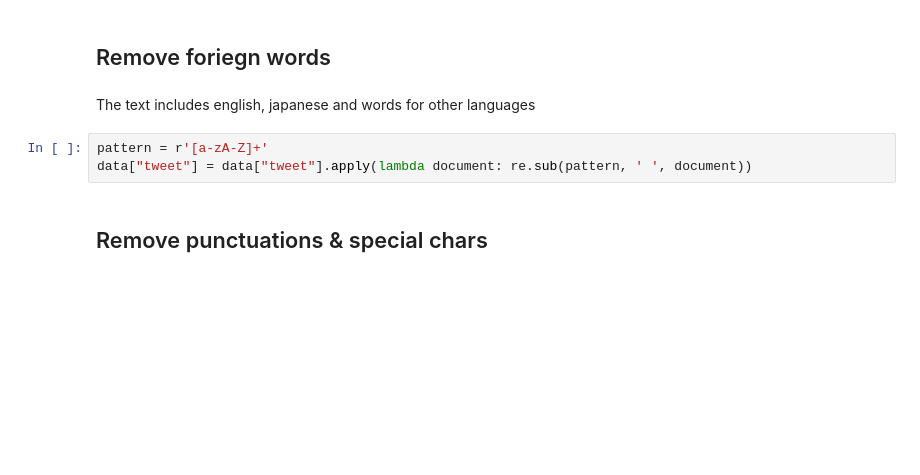
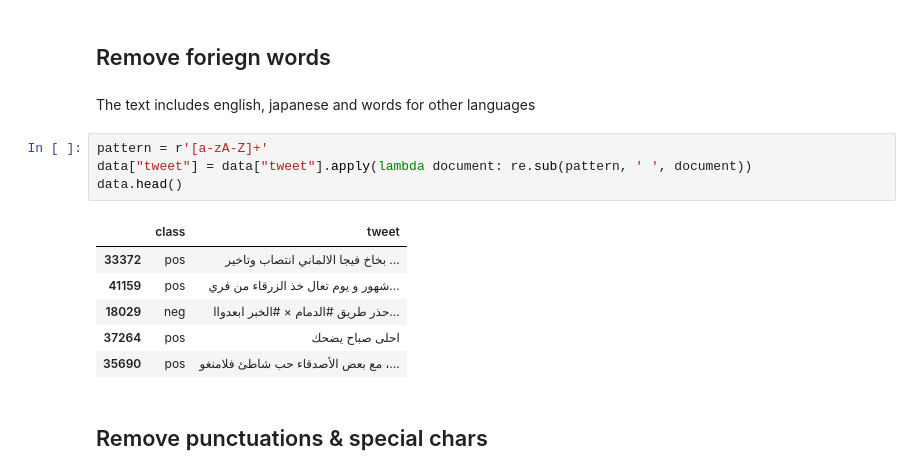
Before and after one commit to OtmaneDaoudi/Arabic-sentiment-analysis, a Jupyter notebook: arabic_sentiment_analysis.ipynb, the cells around one changed output. Cells and saved outputs as stored; diff of their text form; blank space fills up the shorter version.

```diff
--- a/arabic_sentiment_analysis.ipynb
+++ b/arabic_sentiment_analysis.ipynb
@@ -451,6 +474,14 @@ The text includes english, japanese and words for other languages
 # %%
 pattern = r'[a-zA-Z]+'
 data["tweet"] = data["tweet"].apply(lambda document: re.sub(pattern, ' ', document))
+data.head()
+# %% [output]
+|  | class | tweet |
+| 33372 | pos | بخاخ فيجا الالماني انتصاب وتاخير ... |
+| 41159 | pos | شهور و يوم تعال خذ الزرقاء من فري... |
+| 18029 | neg | حذر طريق #الدمام × #الخبر ابعدواا... |
+| 37264 | pos | احلى صباح يضحك |
+| 35690 | pos | مع بعض الأصدقاء حب شاطئ فلامنغو ،... |
 # %% [markdown]
 ## Remove punctuations & special chars
 # %%
```
Also changed, not shown: parts of 53 cells of this notebook, 1 other file.
